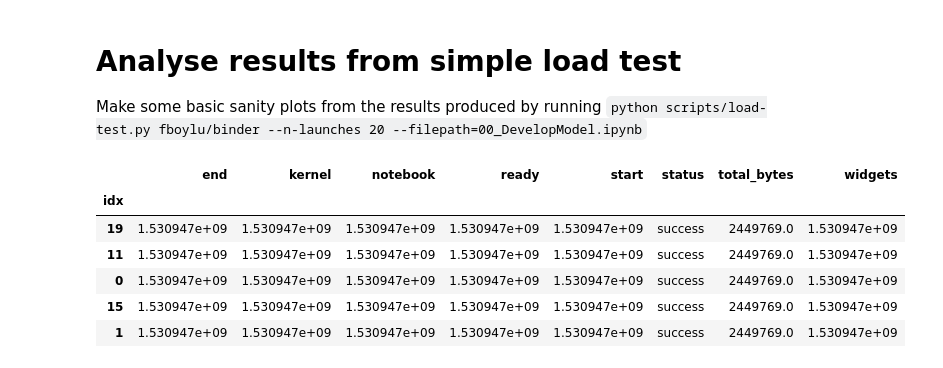
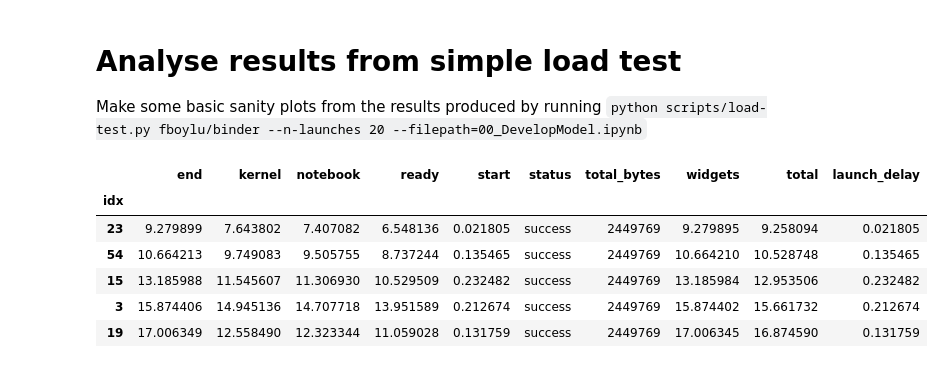
Before and after one commit to jupyterhub/mybinder.org-deploy, a Jupyter notebook: scripts/analyse-loadtest-results.ipynb, the cells around one changed output. Drawn from its saved outputs; the diff is of its cells as text; code cells hidden in the pictures.

```diff
--- a/scripts/analyse-loadtest-results.ipynb
+++ b/scripts/analyse-loadtest-results.ipynb
@@ -12,17 +12,30 @@ import pickle
-# %%
-with open('../results.pkl', 'rb') as f:
-    data = pickle.load(f)
-    records = data['results']
-    gun_time = data['gun_time']
-# %%
-df = pd.DataFrame.from_records(records, index='idx')
+# %%
+def load_results(fname, index_offset=0):
+    with open(fname) as f:
+        data = json.load(f)
+        records = data['results']
+        gun_time = data['gun_time']
+
+    df = pd.DataFrame.from_records(records)
+    df['idx'] += index_offset
+    df = df.set_index('idx')
+    df['total'] = df['end'] - df['start']
+    df['launch_delay'] = df['start'] - gun_time
+
+    for v in ('ready', 'start', 'notebook', 'kernel', 'end', 'widgets'):
+        df[v] = df[v] - gun_time
+
+    return df
+# %%
+df1 = load_results('../fboylu-binder-1.json')
+df2 = load_results('../fboylu-binder-2.json', index_offset=100)
 # %%
-df.head()
+df1.head()
 # %% [output]
-|  | end | kernel | notebook | ready | start | status | total_bytes | widgets |
-| idx |  |  |  |  |  |  |  |  |
-| 19 | 1.530947e+09 | 1.530947e+09 | 1.530947e+09 | 1.530947e+09 | 1.530947e+09 | success | 2449769.0 | 1.530947e+09 |
-| 11 | 1.530947e+09 | 1.530947e+09 | 1.530947e+09 | 1.530947e+09 | 1.530947e+09 | success | 2449769.0 | 1.530947e+09 |
-| 0 | 1.530947e+09 | 1.530947e+09 | 1.530947e+09 | 1.530947e+09 | 1.530947e+09 | success | 2449769.0 | 1.530947e+09 |
-| 15 | 1.530947e+09 | 1.530947e+09 | 1.530947e+09 | 1.530947e+09 | 1.530947e+09 | success | 2449769.0 | 1.530947e+09 |
-| 1 | 1.530947e+09 | 1.530947e+09 | 1.530947e+09 | 1.530947e+09 | 1.530947e+09 | success | 2449769.0 | 1.530947e+09 |
+|  | end | kernel | notebook | ready | start | status | total_bytes | widgets | total | launch_delay |
+| idx |  |  |  |  |  |  |  |  |  |  |
+| 23 | 9.279899 | 7.643802 | 7.407082 | 6.548136 | 0.021805 | success | 2449769 | 9.279895 | 9.258094 | 0.021805 |
+| 54 | 10.664213 | 9.749083 | 9.505755 | 8.737244 | 0.135465 | success | 2449769 | 10.664210 | 10.528748 | 0.135465 |
+| 15 | 13.185988 | 11.545607 | 11.306930 | 10.529509 | 0.232482 | success | 2449769 | 13.185984 | 12.953506 | 0.232482 |
+| 3 | 15.874406 | 14.945136 | 14.707718 | 13.951589 | 0.212674 | success | 2449769 | 15.874402 | 15.661732 | 0.212674 |
+| 19 | 17.006349 | 12.558490 | 12.323344 | 11.059028 | 0.131759 | success | 2449769 | 17.006345 | 16.874590 | 0.131759 |
```
Also changed, not shown: parts of 13 cells of this notebook, 1 other file.
